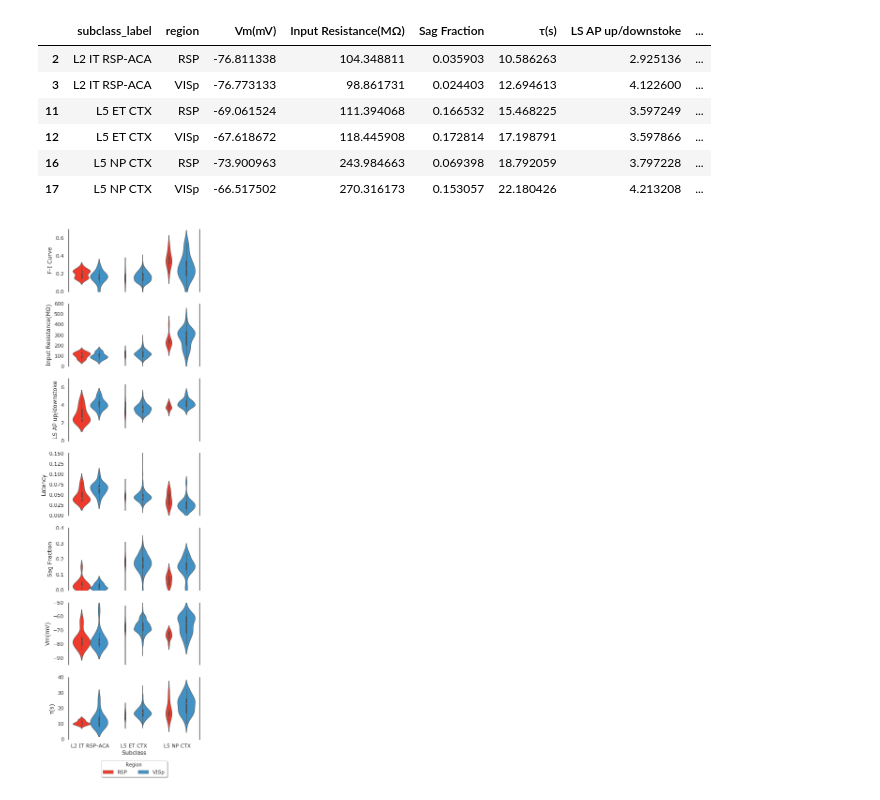
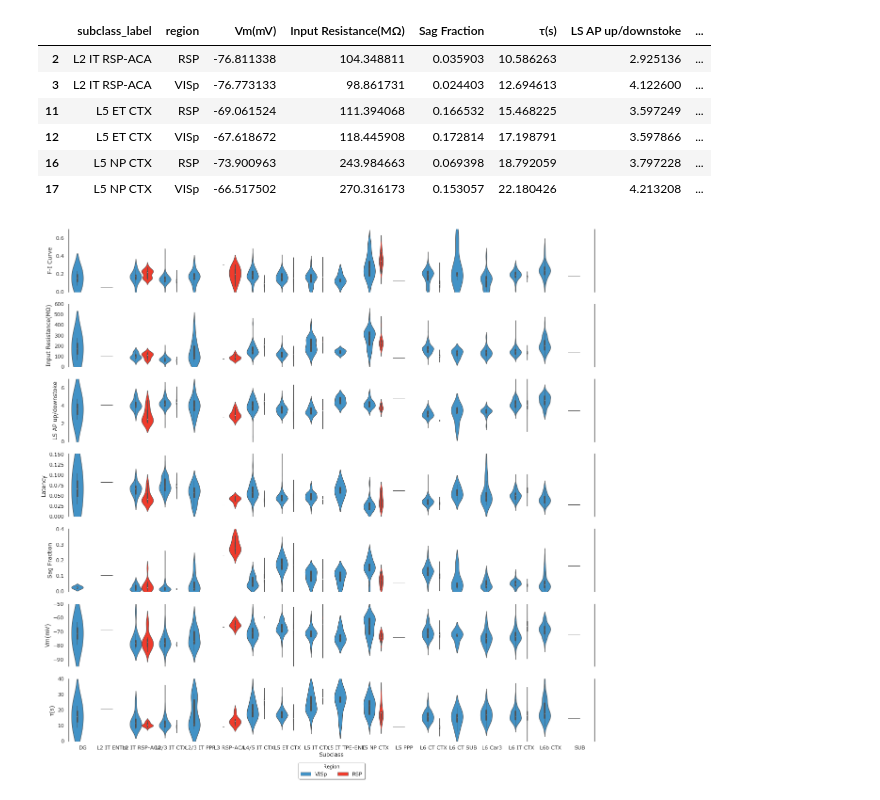
Before and after one commit to ramr24/Personal, a Jupyter notebook: ephys_features_project/new_mouse_region_features_violinplots.ipynb, the cells around one changed output. Drawn from its saved outputs; the diff is of its cells as text; code cells hidden in the pictures.

```diff
--- a/ephys_features_project/new_mouse_region_features_violinplots.ipynb
+++ b/ephys_features_project/new_mouse_region_features_violinplots.ipynb
@@ -205,53 +205,53 @@ vio_df
 | 16 | L5 NP CTX | RSP | -73.900963 | 243.984663 | 0.069398 | 18.792059 | 3.797228 | ... |
 | 17 | L5 NP CTX | VISp | -66.517502 | 270.316173 | 0.153057 | 22.180426 | 4.213208 | ... |
 # %%
-fig_dims = (5, 20)
+fig_dims = (20, 20)
 f, axes = plt.subplots(nrows=7, ncols=1, figsize=fig_dims)
 
 ax = sns.violinplot(x="subclass_label", y="F-I Curve", hue="region", data=rsp_visp_glu,
-                    order=sub5_list, hue_order=region_list,
+                    #order=sub5_list, hue_order=region_list,
                     scale="count", inner="box", palette=s_colors, saturation=1, linewidth=1, ax=axes[0])
 #ax = sns.stripplot(x="subclass_label", y="F-I Curve", hue="region", data=vio_df,
 #                   order = sub5_list, hue_order = region_list,
 #                   jitter=False, size=3.5, color="0.2", dodge=True, linewidth=0.5, ax=axes[0])
 
 ax1 = sns.violinplot(x="subclass_label", y="Input Resistance(MΩ)", hue="region", data=rsp_visp_glu,
-                    order=sub5_list, hue_order=region_list,
+                    #order=sub5_list, hue_order=region_list,
                     scale="count", inner="box", palette=s_colors, saturation=1, linewidth=1, ax=axes[1])
 #ax1 = sns.stripplot(x="subclass_label", y="Input Resistance(MΩ)", hue="region", data=vio_df,
 #                   order = sub5_list, hue_order = region_list,
 #                   jitter=False, size=3.5, color="0.2", dodge=True, linewidth=0.5, ax=axes[1])
 
 ax2 = sns.violinplot(x="subclass_label", y="LS AP up/downstoke", hue="region", data=rsp_visp_glu,
-                    order=sub5_list, hue_order=region_list,
+                    #order=sub5_list, hue_order=region_list,
                     scale="count", inner="box", palette=s_colors, saturation=1, linewidth=1, ax=axes[2])
 #ax2 = sns.stripplot(x="subclass_label", y="LS AP up/downstoke", hue="region", data=vio_df,
 #                   order = sub5_list, hue_order = region_list,
 #                   jitter=False, size=3.5, color="0.2", dodge=True, linewidth=0.5, ax=axes[2])
 
 ax3 = sns.violinplot(x="subclass_label", y="Latency", hue="region", data=rsp_visp_glu,
-                    order=sub5_list, hue_order=region_list,
+                    #order=sub5_list, hue_order=region_list,
                     scale="count", inner="box", palette=s_colors, saturation=1, linewidth=1, ax=axes[3])
 #ax3 = sns.stripplot(x="subclass_label", y="Latency", hue="region", data=vio_df,
 #                   order = sub5_list, hue_order = region_list,
 #                   jitter=False, size=3.5, color="0.2", dodge=True, linewidth=0.5, ax=axes[3])
 
 ax4 = sns.violinplot(x="subclass_label", y="Sag Fraction", hue="region", data=rsp_visp_glu,
-                    order=sub5_list, hue_order=region_list,
+                    #order=sub5_list, hue_order=region_list,
                     scale="count", inner="box", palette=s_colors, saturation=1, linewidth=1, ax=axes[4])
 #ax4 = sns.stripplot(x="subclass_label", y="Sag Fraction", hue="region", data=vio_df,
 #                   order = sub5_list, hue_order = region_list,
 #                   jitter=False, size=3.5, color="0.2", dodge=True, linewidth=0.5, ax=axes[4])
 
 ax5 = sns.violinplot(x="subclass_label", y="Vm(mV)", hue="region", data=rsp_visp_glu,
-                    order=sub5_list, hue_order=region_list,
+                    #order=sub5_list, hue_order=region_list,
                     scale="count", inner="box", palette=s_colors, saturation=1, linewidth=1, ax=axes[5])
 #ax5 = sns.stripplot(x="subclass_label", y="Vm(mV)", hue="region", data=vio_df,
 #                   order = sub5_list, hue_order = region_list,
 #                   jitter=False, size=3.5, color="0.2", dodge=True, linewidth=0.5, ax=axes[5])
 
 ax6 = sns.violinplot(x="subclass_label", y="τ(s)", hue="region", data=rsp_visp_glu,
-                    order=sub5_list, hue_order=region_list,
+                    #order=sub5_list, hue_order=region_list,
                     scale="count", inner="box", palette=s_colors, saturation=1, linewidth=1, ax=axes[6])
 #ax6 = sns.stripplot(x="subclass_label", y="τ(s)", hue="region", data=vio_df,
 #                   order = sub5_list, hue_order = region_list,
@@ -269,31 +269,31 @@ ax6.set(ylim=(0, 40))
 ax.legend_.remove()
 ax1.legend_.remove()
 ax2.legend_.remove()
 ax3.legend_.remove()
 ax4.legend_.remove()
 ax5.legend_.remove()
 ax6.legend_.remove()
 
 ax.set(xticklabels=[])
 ax1.set(xticklabels=[])
 ax2.set(xticklabels=[])
 ax3.set(xticklabels=[])
 ax4.set(xticklabels=[])
 ax5.set(xticklabels=[])
 
 ax.set_xlabel("")
 ax1.set_xlabel("")
 ax2.set_xlabel("")
 ax3.set_xlabel("")
 ax4.set_xlabel("")
 ax5.set_xlabel("")
 ax6.set_xlabel("Subclass")
 sns.despine(bottom=True, right=False)
 
 handles, labels = ax.get_legend_handles_labels()
 l = plt.legend(handles[0:2], labels[0:2], title="Region", loc='upper center', bbox_to_anchor=(0.5, -0.3),
           fancybox=True, shadow=True, ncol=5)
 
 plt.savefig(plot_path + "violinplot.jpeg", bbox_inches="tight")
 # %% [output]
-[figure, old version]
+[figure, new version]
```
Also changed, not shown: parts of 3 cells of this notebook, 4 other files.
